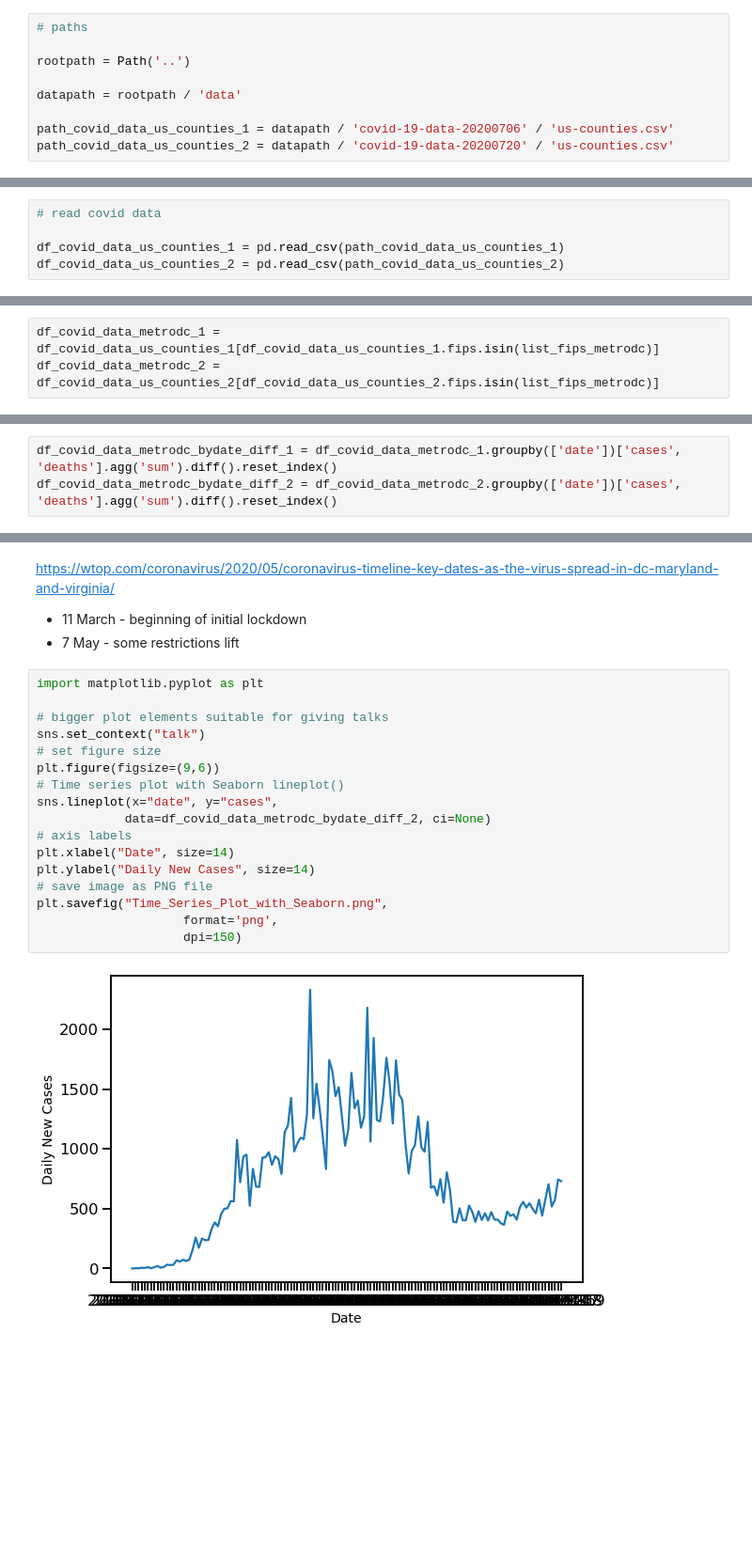
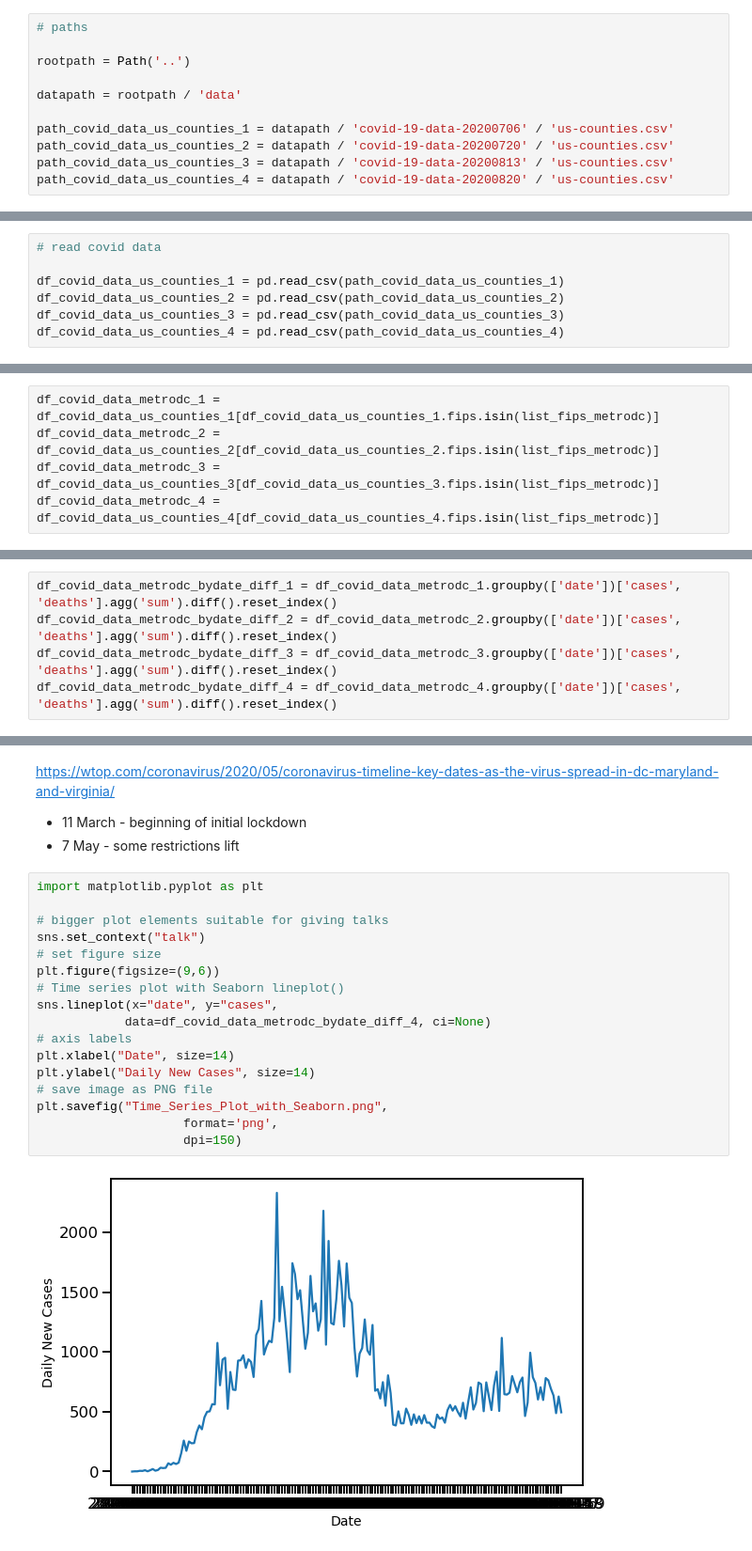
Before and after one commit to thegrumpygator/cotrendmap, a Jupyter notebook: code/comappy.ipynb, the cells around one changed output, grey strips where cells are left out. Shown at 94% size. Drawn from its saved outputs; the diff is of its cells as text; blank space fills up the shorter version.

```diff
--- a/code/comappy.ipynb
+++ b/code/comappy.ipynb
@@ -25,6 +25,8 @@ datapath = rootpath / 'data'
 
 path_covid_data_us_counties_1 = datapath / 'covid-19-data-20200706' / 'us-counties.csv'
 path_covid_data_us_counties_2 = datapath / 'covid-19-data-20200720' / 'us-counties.csv'
+path_covid_data_us_counties_3 = datapath / 'covid-19-data-20200813' / 'us-counties.csv'
+path_covid_data_us_counties_4 = datapath / 'covid-19-data-20200820' / 'us-counties.csv'
 # %%
 print(path_covid_data_us_counties_1)
 # %% [output]
@@ -34,6 +36,8 @@ print(path_covid_data_us_counties_1)
 
 df_covid_data_us_counties_1 = pd.read_csv(path_covid_data_us_counties_1)
 df_covid_data_us_counties_2 = pd.read_csv(path_covid_data_us_counties_2)
+df_covid_data_us_counties_3 = pd.read_csv(path_covid_data_us_counties_3)
+df_covid_data_us_counties_4 = pd.read_csv(path_covid_data_us_counties_4)
 # %%
 #df_covid_data_us_counties.head()
 # %% [output]
@@ -89,6 +93,8 @@ list_fips_metrodc = list_fips_va + list_fips_dc + list_fips_md
 # %%
 df_covid_data_metrodc_1 = df_covid_data_us_counties_1[df_covid_data_us_counties_1.fips.isin(list_fips_metrodc)]
 df_covid_data_metrodc_2 = df_covid_data_us_counties_2[df_covid_data_us_counties_2.fips.isin(list_fips_metrodc)]
+df_covid_data_metrodc_3 = df_covid_data_us_counties_3[df_covid_data_us_counties_3.fips.isin(list_fips_metrodc)]
+df_covid_data_metrodc_4 = df_covid_data_us_counties_4[df_covid_data_us_counties_4.fips.isin(list_fips_metrodc)]
 # %%
 #df_covid_data_metrodc.head()
 # %% [output]
@@ -129,6 +137,8 @@ now, how to get the new daily cases. diff by day, right? lag 1?
 # %%
 df_covid_data_metrodc_bydate_diff_1 = df_covid_data_metrodc_1.groupby(['date'])['cases', 'deaths'].agg('sum').diff().reset_index()
 df_covid_data_metrodc_bydate_diff_2 = df_covid_data_metrodc_2.groupby(['date'])['cases', 'deaths'].agg('sum').diff().reset_index()
+df_covid_data_metrodc_bydate_diff_3 = df_covid_data_metrodc_3.groupby(['date'])['cases', 'deaths'].agg('sum').diff().reset_index()
+df_covid_data_metrodc_bydate_diff_4 = df_covid_data_metrodc_4.groupby(['date'])['cases', 'deaths'].agg('sum').diff().reset_index()
 # %%
 sns.scatterplot(df_covid_data_metrodc_bydate_diff_1.date, df_covid_data_metrodc_bydate_diff_1.cases)
 # %% [output]
@@ -165,20 +175,20 @@ https://wtop.com/coronavirus/2020/05/coronavirus-timeline-key-dates-as-the-virus
 # %%
 import matplotlib.pyplot as plt
 
 # bigger plot elements suitable for giving talks
 sns.set_context("talk")
 # set figure size
 plt.figure(figsize=(9,6))
 # Time series plot with Seaborn lineplot()
 sns.lineplot(x="date", y="cases",
-            data=df_covid_data_metrodc_bydate_diff_2, ci=None)
+            data=df_covid_data_metrodc_bydate_diff_4, ci=None)
 # axis labels
 plt.xlabel("Date", size=14)
 plt.ylabel("Daily New Cases", size=14)
 # save image as PNG file
 plt.savefig("Time_Series_Plot_with_Seaborn.png",
                     format='png',
                     dpi=150)
 # %% [output]
-[figure, old version]
+[figure, new version]
 # %%
```
Also changed, not shown: parts of 4 cells of this notebook, 41 other files.
